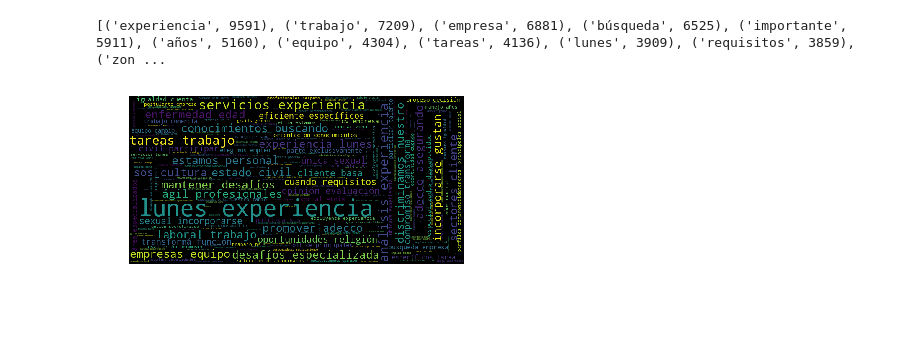
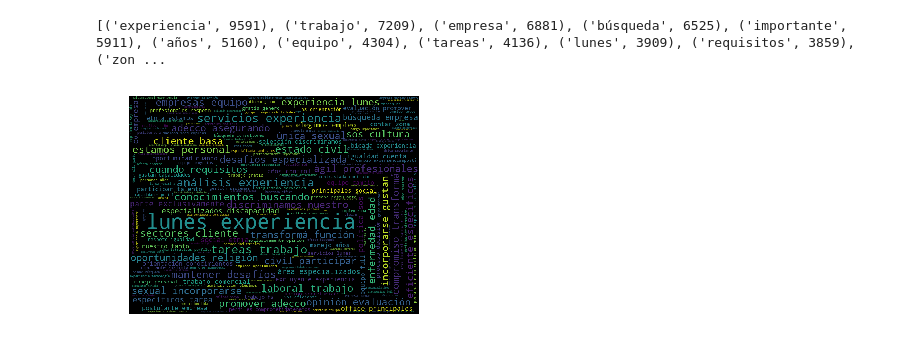
Before and after one commit to tbotalla/Datos1Q2018, a Jupyter notebook: parte1/AnalisisDetalleAvisos.ipynb, the cells around one changed output. Drawn from its saved outputs; the diff is of its cells as text; code cells hidden in the pictures; blank space fills up the shorter version.

```diff
--- a/parte1/AnalisisDetalleAvisos.ipynb
+++ b/parte1/AnalisisDetalleAvisos.ipynb
@@ -535,12 +535,12 @@ count_palabras_frecuentes_descripcion = c.most_common(25)
 # %%
 text = ''
 for word in lista_palabras_frecuentes_descripcion:
     text += ' ' + word
 wordcloud = WordCloud(relative_scaling = 1,
-                      stopwords = stopwords, width=800, height=400
+                      stopwords = stopwords, width=800, height=600
                       ).generate(text)
 plt.imshow(wordcloud)
 plt.axis("off")
 plt.show()
 # %% [output]
-[figure, old version]
+[figure, new version]
```
Also changed, not shown: parts of 1 cell of this notebook.
